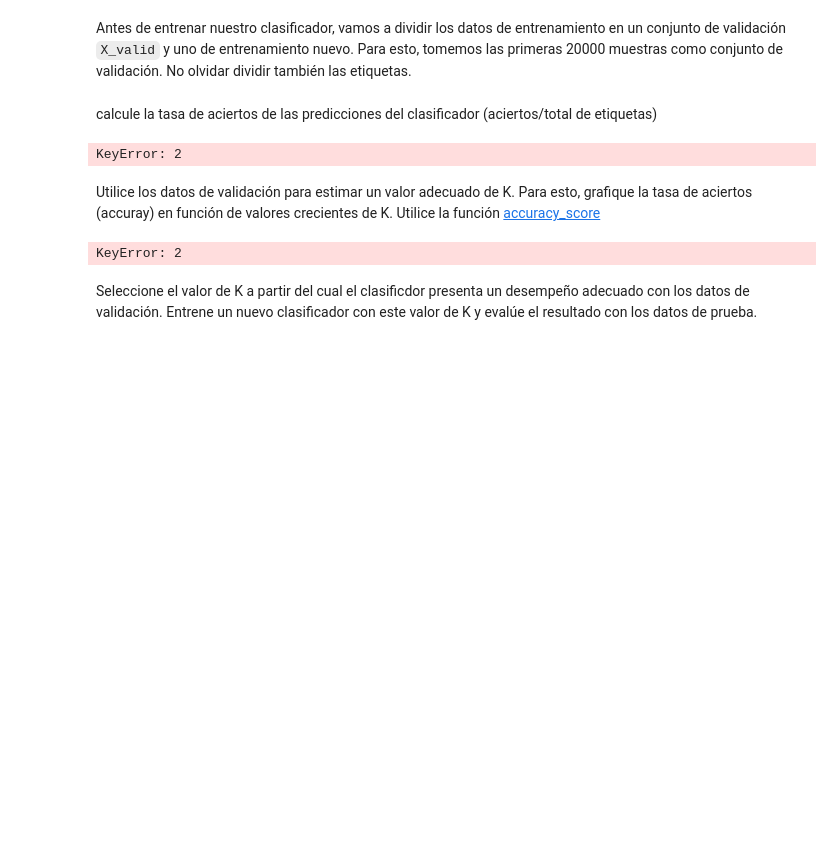
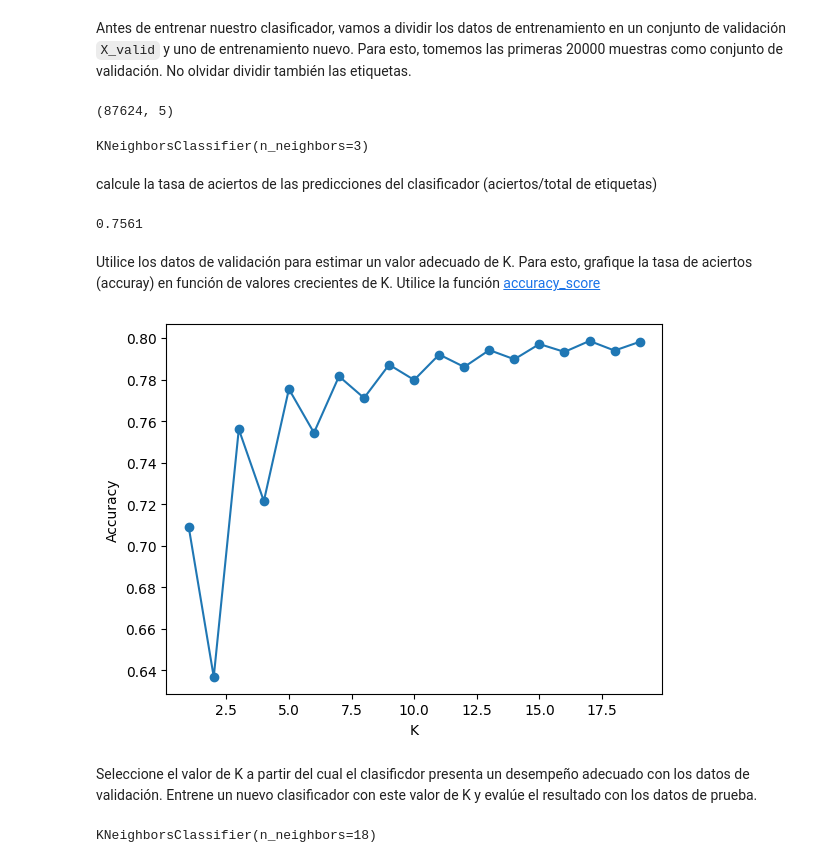
Before and after one commit to DinoMondino/IA, a Jupyter notebook: _4_KNN-SVM-LDA/Algoritmo_KNN.ipynb, the cells around one changed output. Cells and saved outputs as stored; diff of their text form; code cells hidden in the pictures; blank space fills up the shorter version.

```diff
--- a/_4_KNN-SVM-LDA/Algoritmo_KNN.ipynb
+++ b/_4_KNN-SVM-LDA/Algoritmo_KNN.ipynb
@@ -286,9 +287,16 @@ X_test = escala.transform(X_test)
 Antes de entrenar nuestro clasificador, vamos a dividir los datos de entrenamiento en un conjunto de validación `X_valid` y uno de entrenamiento nuevo. Para esto, tomemos las primeras 20000 muestras como conjunto de validación. No olvidar dividir también las etiquetas.
 # %%
 X_valid, X_train2, y_valid, y_train2 = X_train[:20000], X_train[20000:], y_train[:20000], y_train[20000:]
+X_train2.shape
+# y_train2.shape
+# %% [output]
+(87624, 5)
 # %%
-knn = KNN(k=3)
+from sklearn.neighbors import KNeighborsClassifier
+knn = KNeighborsClassifier(n_neighbors=3)
 knn.fit(X_train2, y_train2)
+# %% [output]
+KNeighborsClassifier(n_neighbors=3)
 # %% [markdown]
 calcule la tasa de aciertos de las predicciones del clasificador (aciertos/total de etiquetas)
 # %%
@@ -297,30 +305,33 @@ from sklearn.metrics import accuracy_score
 y_pred = knn.predict(X_valid)
 
 accuracy = accuracy_score(y_pred, y_valid)
+accuracy
 # %% [output]
-KeyError: 2
+0.7561
 # %% [markdown]
 Utilice los datos de validación para estimar un valor adecuado de K. Para esto, grafique la tasa de aciertos (accuray) en función de valores crecientes de K. Utilice la función [accuracy_score](https://scikit-learn.org/stable/modules/generated/sklearn.metrics.accuracy_score.html)
 # %%
 accuracy_scores = []
 for i in range(1, 20):
-    knn = KNN(k= i)
+    knn = KNeighborsClassifier(n_neighbors= i)
     knn.fit(X_train2, y_train2)
     y_pred = knn.predict(X_valid)
     accuracy = accuracy_score(y_valid, y_pred)
     accuracy_scores.append(accuracy)
 
 plt.plot(range(1, 20), accuracy_scores, marker='o')
 plt.xlabel('K')
 plt.ylabel('Accuracy')
 plt.show()
 # %% [output]
-KeyError: 2
+[figure, added]
 # %% [markdown]
 Seleccione el valor de K a partir del cual el clasificdor presenta un desempeño adecuado con los datos de validación. Entrene un nuevo clasificador con este valor de K y evalúe el resultado con los datos de prueba.
 # %%
-knn = KNN(k=?)
+knn = KNeighborsClassifier(n_neighbors=18)
 knn.fit(X_train2, y_train2)
+# %% [output]
+KNeighborsClassifier(n_neighbors=18)
 # %%
 from sklearn.metrics import accuracy_score
 
```
Also changed, not shown: parts of 5 cells of this notebook, 1 other file.
